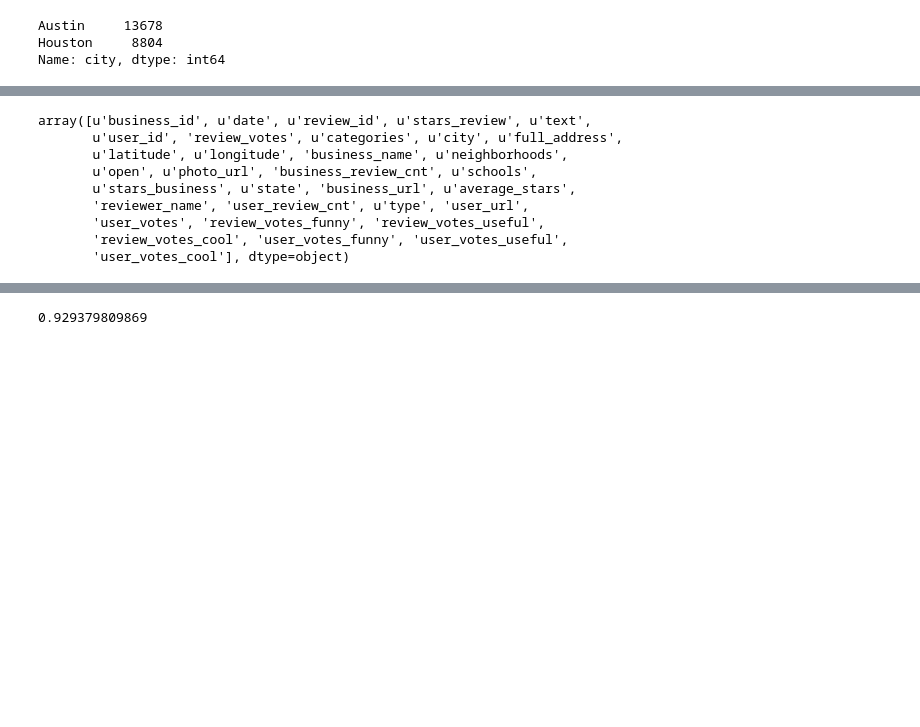
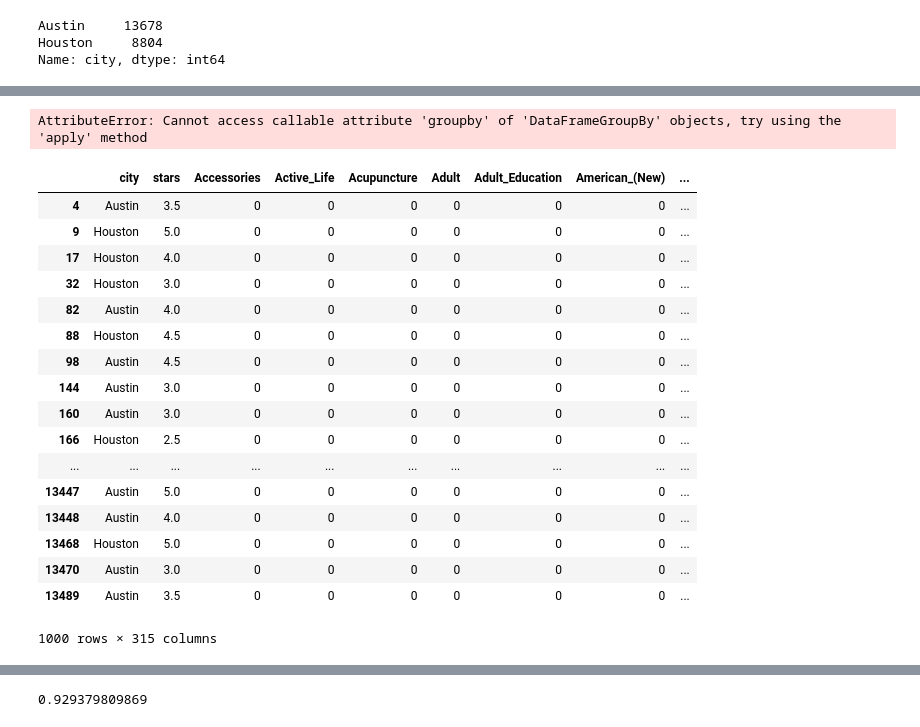
Before and after one commit to samsisto-db/yelp_report, a Jupyter notebook: Yelp_Academic_Data_Set.ipynb, the cells around one changed output, grey strips where cells are left out. Drawn from its saved outputs; the diff is of its cells as text; code cells hidden in the pictures; blank space fills up the shorter version.

```diff
--- a/Yelp_Academic_Data_Set.ipynb
+++ b/Yelp_Academic_Data_Set.ipynb
@@ -581,12 +766,27 @@ texas['city'][texas.city == 'Liberty Hill'] = 'Austin'
-# %%
-texas.columns.values
-# %% [output]
-array([u'business_id', u'date', u'review_id', u'stars_review', u'text',
-       u'user_id', 'review_votes', u'categories', u'city', u'full_address',
-       u'latitude', u'longitude', 'business_name', u'neighborhoods',
-       u'open', u'photo_url', 'business_review_cnt', u'schools',
-       u'stars_business', u'state', 'business_url', u'average_stars',
-       'reviewer_name', 'user_review_cnt', u'type', 'user_url',
-       'user_votes', 'review_votes_funny', 'review_votes_useful',
-       'review_votes_cool', 'user_votes_funny', 'user_votes_useful',
-       'user_votes_cool'], dtype=object)
+# %%
+texas_bus.groupby('city').groupby('categories').stars.mean()
+# %% [output]
+AttributeError: Cannot access callable attribute 'groupby' of 'DataFrameGroupBy' objects, try using the 'apply' method
+# %%
+col_drop_hm = ['business_id', 'categories', 'full_address', 'latitude', 'longitude', 'name', 'neighborhoods', 'open', 'photo_url', 'review_count', 'schools', 'state', 'type', 'url']
+hm_df = texas_bus.drop(col_drop_hm, 1)
+hm_df
+# %% [output]
+|  | city | stars | Accessories | Active_Life | Acupuncture | Adult | Adult_Education | American_(New) | ... |
+| 4 | Austin | 3.5 | 0 | 0 | 0 | 0 | 0 | 0 | ... |
+| 9 | Houston | 5.0 | 0 | 0 | 0 | 0 | 0 | 0 | ... |
+| 17 | Houston | 4.0 | 0 | 0 | 0 | 0 | 0 | 0 | ... |
+| 32 | Houston | 3.0 | 0 | 0 | 0 | 0 | 0 | 0 | ... |
+| 82 | Austin | 4.0 | 0 | 0 | 0 | 0 | 0 | 0 | ... |
+| 88 | Houston | 4.5 | 0 | 0 | 0 | 0 | 0 | 0 | ... |
+| 98 | Austin | 4.5 | 0 | 0 | 0 | 0 | 0 | 0 | ... |
+| 144 | Austin | 3.0 | 0 | 0 | 0 | 0 | 0 | 0 | ... |
+| 160 | Austin | 3.0 | 0 | 0 | 0 | 0 | 0 | 0 | ... |
+| 166 | Houston | 2.5 | 0 | 0 | 0 | 0 | 0 | 0 | ... |
+| ... | ... | ... | ... | ... | ... | ... | ... | ... | ... |
+| 13447 | Austin | 5.0 | 0 | 0 | 0 | 0 | 0 | 0 | ... |
+| 13448 | Austin | 4.0 | 0 | 0 | 0 | 0 | 0 | 0 | ... |
+| 13468 | Houston | 5.0 | 0 | 0 | 0 | 0 | 0 | 0 | ... |
+| 13470 | Austin | 3.0 | 0 | 0 | 0 | 0 | 0 | 0 | ... |
+| 13489 | Austin | 3.5 | 0 | 0 | 0 | 0 | 0 | 0 | ... |
+1000 rows × 315 columns
```
Also changed, not shown: parts of 26 cells of this notebook, 1 other file.
